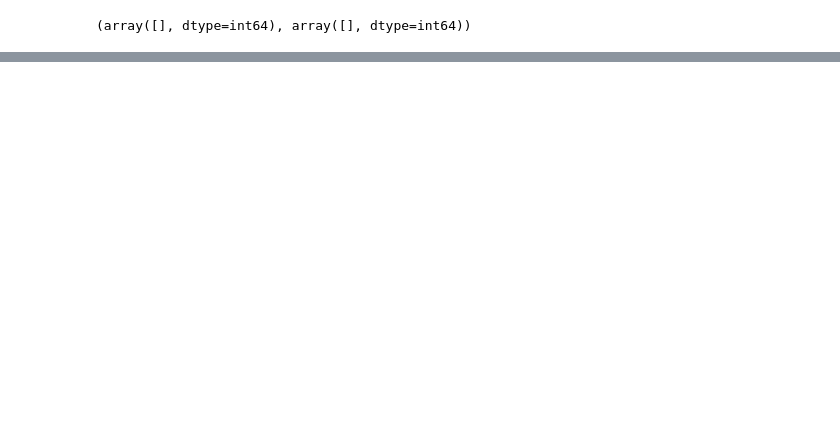
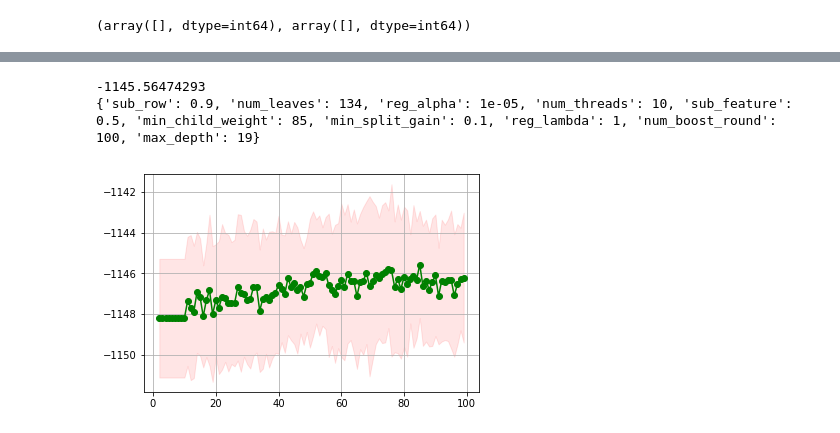
Before and after one commit to ShichengChen/kaggle, a Jupyter notebook: AllstateClaimsSeverity/lgbtune.ipynb, the cells around one changed output, grey strips where cells are left out. Cells and saved outputs as stored; diff of their text form; code cells hidden in the pictures; blank space fills up the shorter version.

```diff
--- a/AllstateClaimsSeverity/lgbtune.ipynb
+++ b/AllstateClaimsSeverity/lgbtune.ipynb
@@ -310,0 +212,26 @@ submission.to_csv('sub_v.csv', index=False)
+# %%
+%%time
+bins = range(2,100,1)
+lgb_params = {
+    'num_leaves':[134],
+    'min_child_weight': bins,
+    'max_depth':[19],
+    'min_split_gain':[0.1],
+    'sub_feature': [0.5],
+    'sub_row': [0.9],
+    'reg_alpha':[0.00001],
+    'reg_lambda':[1],
+    'num_boost_round':[100],
+    'num_threads':[10],
+}
+clf=lgb.LGBMRegressor()
+grid = GridSearchCV(clf,param_grid=lgb_params, cv=3, scoring=mae_scorer)
+grid.fit(X, y)
+
+print grid.best_score_
+print grid.best_params_
+plottrend(grid=grid,bins=bins)
+# %% [output]
+-1145.56474293
+{'sub_row': 0.9, 'num_leaves': 134, 'reg_alpha': 1e-05, 'num_threads': 10, 'sub_feature': 0.5, 'min_child_weight': 85, 'min_split_gain': 0.1, 'reg_lambda': 1, 'num_boost_round': 100, 'max_depth': 19}
+[figure, added]
```
Also changed, not shown: parts of 37 cells of this notebook, 7 other files.
